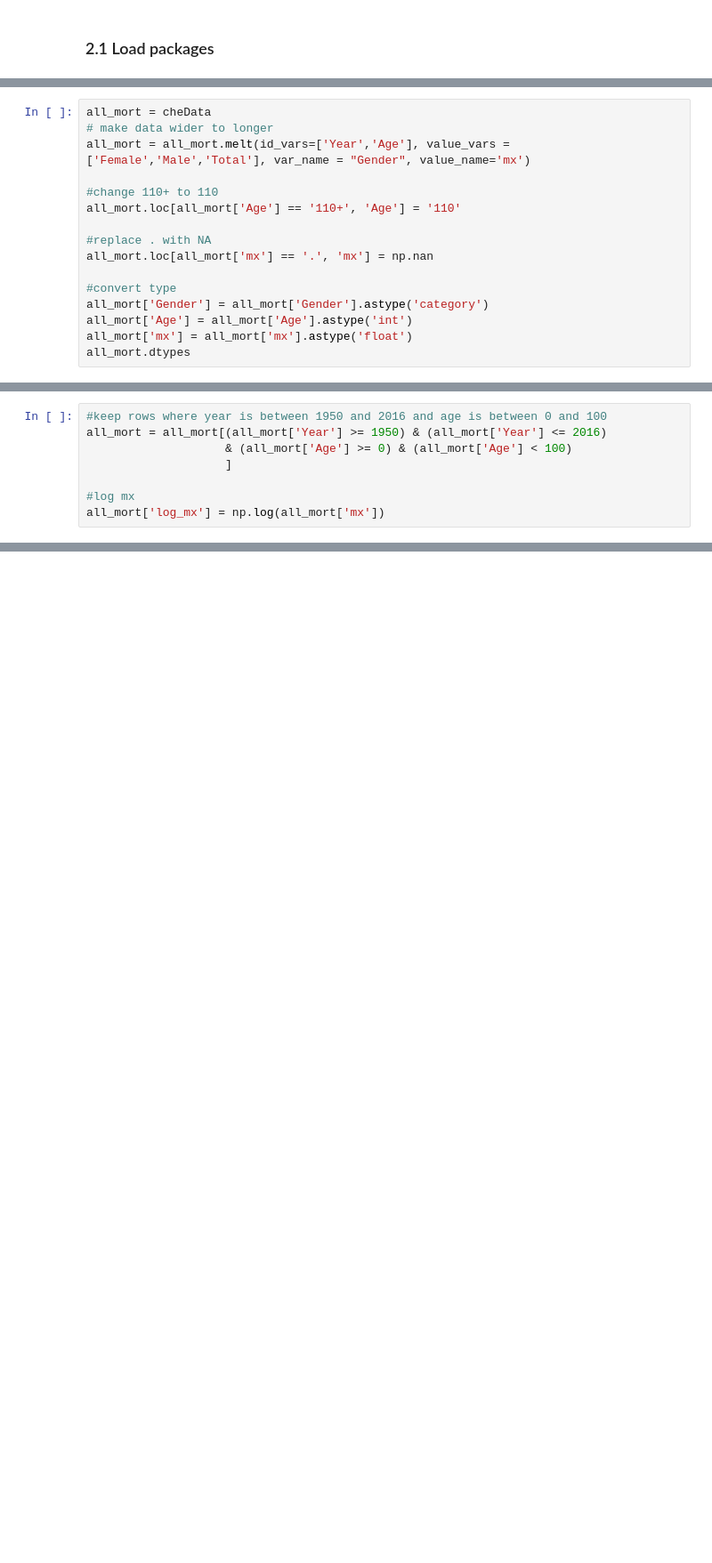
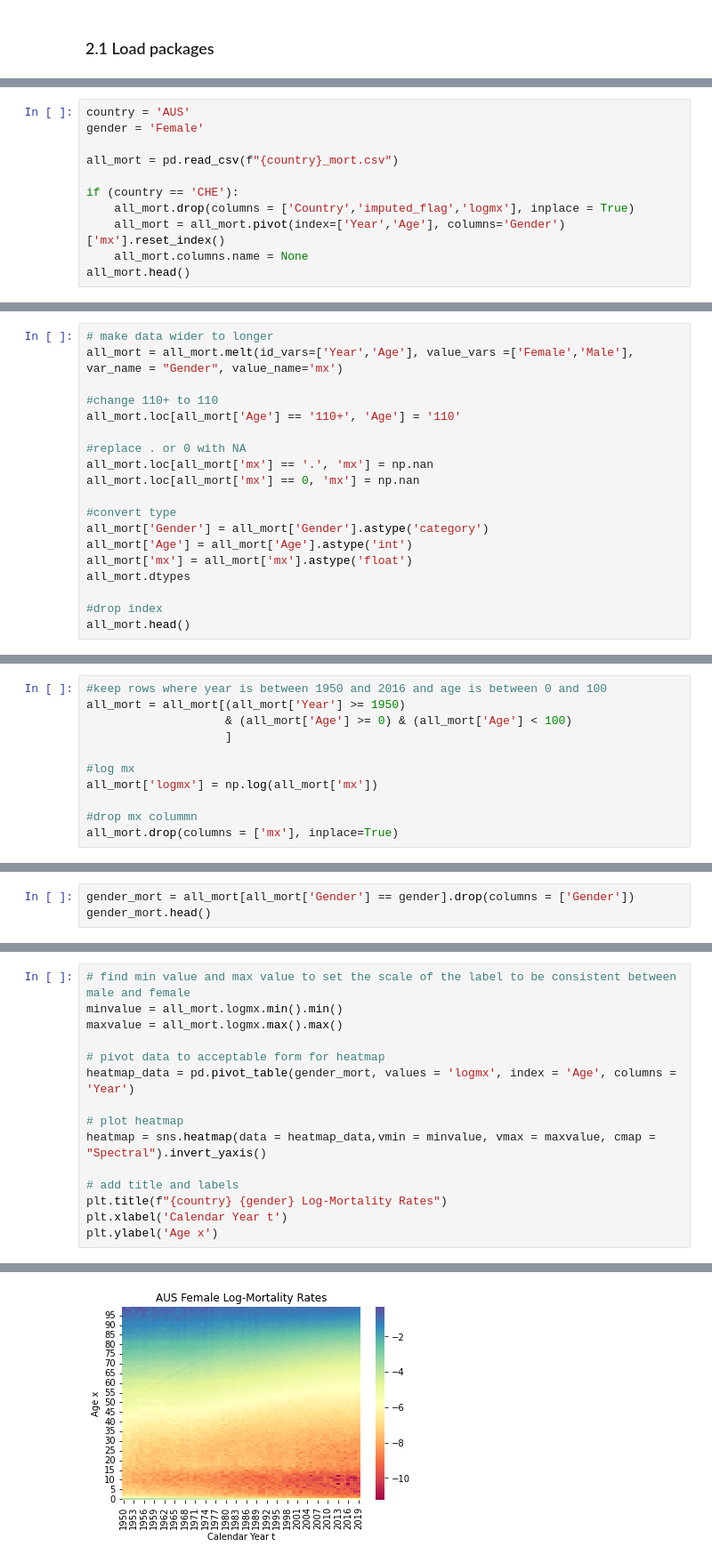
Before and after one commit to kchu1711/actl3143, a Jupyter notebook: assignment/assignment.ipynb, the cells around one changed output, grey strips where cells are left out. Shown at 89% size. Saved outputs shown, nothing was run; the diff lists cells and outputs as text; blank space fills up the shorter version.

```diff
--- a/assignment/assignment.ipynb
+++ b/assignment/assignment.ipynb
@@ -42,0 +46,11 @@ cheData = pd.read_csv('CHE_mort.csv')
+# %%
+country = 'AUS'
+gender = 'Female'
+
+all_mort = pd.read_csv(f"{country}_mort.csv")
+
+if (country == 'CHE'):
+    all_mort.drop(columns = ['Country','imputed_flag','logmx'], inplace = True)
+    all_mort = all_mort.pivot(index=['Year','Age'], columns='Gender')['mx'].reset_index()
+    all_mort.columns.name = None
+all_mort.head()
@@ -47,18 +68,21 @@ cheData = pd.read_csv('CHE_mort.csv')
 - Converting age, mx and gender to int, float and category respectively
 # %%
-all_mort = cheData
 # make data wider to longer
-all_mort = all_mort.melt(id_vars=['Year','Age'], value_vars =['Female','Male','Total'], var_name = "Gender", value_name='mx')
+all_mort = all_mort.melt(id_vars=['Year','Age'], value_vars =['Female','Male'], var_name = "Gender", value_name='mx')
 
 #change 110+ to 110
 all_mort.loc[all_mort['Age'] == '110+', 'Age'] = '110'
 
-#replace . with NA
+#replace . or 0 with NA
 all_mort.loc[all_mort['mx'] == '.', 'mx'] = np.nan
+all_mort.loc[all_mort['mx'] == 0, 'mx'] = np.nan
 
 #convert type
 all_mort['Gender'] = all_mort['Gender'].astype('category')
 all_mort['Age'] = all_mort['Age'].astype('int')
 all_mort['mx'] = all_mort['mx'].astype('float')
 all_mort.dtypes
+
+#drop index
+all_mort.head()
 # %% [output]
@@ -75,9 +100,12 @@ Pre-processing steps were then applied so that the data is in the proper format
 - Create *logmx* column which is the log of the mx column
 # %%
 #keep rows where year is between 1950 and 2016 and age is between 0 and 100
-all_mort = all_mort[(all_mort['Year'] >= 1950) & (all_mort['Year'] <= 2016)
+all_mort = all_mort[(all_mort['Year'] >= 1950)
                     & (all_mort['Age'] >= 0) & (all_mort['Age'] < 100)
                     ]
 
 #log mx
-all_mort['log_mx'] = np.log(all_mort['mx'])
+all_mort['logmx'] = np.log(all_mort['mx'])
+
+#drop mx colummn
+all_mort.drop(columns = ['mx'], inplace=True)
@@ -83,0 +141,3 @@ all_mort['log_mx'] = np.log(all_mort['mx'])
+# %%
+gender_mort = all_mort[all_mort['Gender'] == gender].drop(columns = ['Gender'])
+gender_mort.head()
@@ -83,0 +161,16 @@ all_mort['log_mx'] = np.log(all_mort['mx'])
+# %%
+# find min value and max value to set the scale of the label to be consistent between male and female
+minvalue = all_mort.logmx.min().min()
+maxvalue = all_mort.logmx.max().max()
+
+# pivot data to acceptable form for heatmap
+heatmap_data = pd.pivot_table(gender_mort, values = 'logmx', index = 'Age', columns = 'Year')
+
+# plot heatmap
+heatmap = sns.heatmap(data = heatmap_data,vmin = minvalue, vmax = maxvalue, cmap = "Spectral").invert_yaxis()
+
+# add title and labels
+plt.title(f"{country} {gender} Log-Mortality Rates")
+plt.xlabel('Calendar Year t')
+plt.ylabel('Age x')
+# %% [output]
@@ -83,0 +178 @@ all_mort['log_mx'] = np.log(all_mort['mx'])
+[figure, added]
```
Also changed, not shown: parts of 26 cells of this notebook.
